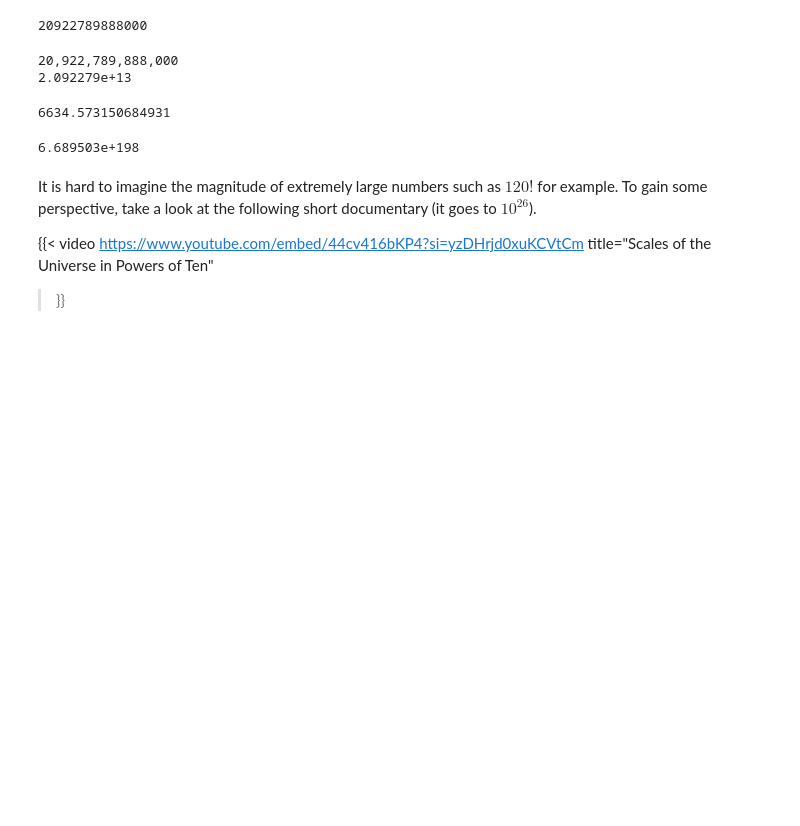
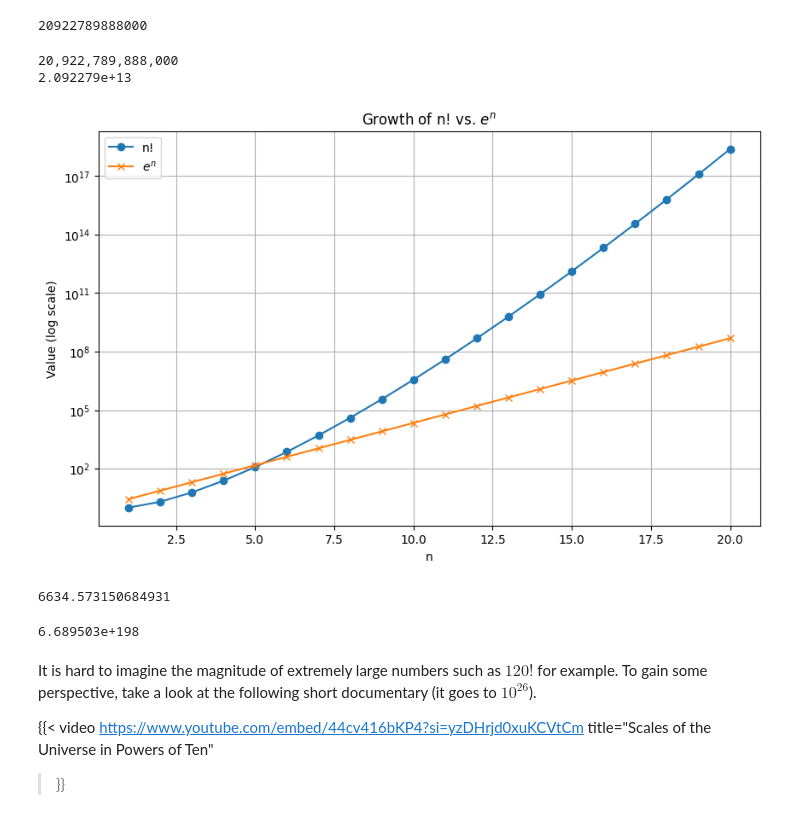
Before and after one commit to EvgeniKirilov4/stat, a Jupyter notebook: 02-Counting-Things.ipynb, the cells around one changed output. Cells and saved outputs as stored; diff of their text form; code cells hidden in the pictures; blank space fills up the shorter version.

```diff
--- a/02-Counting-Things.ipynb
+++ b/02-Counting-Things.ipynb
@@ -68,17 +131,16 @@ You have 4 books on your shelf at home. In how many ways can you arrange them?
 # %%
-# Create a list of 3 books
+#ex-class
+# Add or remove books in the list below to see how the number of arrangements changes.
 
-books3 = ["Framed", "Malas", "Ellipses"]
-
-print("The number of possible arrangements is 3! = 3*2*1 = 6")
-print("Check it out:", math.factorial(3))
+# First, enumerate arrangements for three books as an illustration.
+books = ["Framed", "Malas", "Ellipses"]
+n  = len(books)
 
 print("All possible arrangements of the books:")
 
-# NOTE: code for illustration only
 # Generate all permutations of the books in the list above and print them
-for p in itertools.permutations(books3):
-    print(p)
+for index, permutation in enumerate(itertools.permutations(books), 1):
+    print(f"{index}: {permutation}")
 # %% [output]
 The number of possible arrangements is 3! = 3*2*1 = 6
 Check it out: 6
@@ -139,6 +170,27 @@ print(f"{math.factorial(16):e}")
 # %% [output]
 20,922,789,888,000
 2.092279e+13
+# %%
+#ex-class
+
+import matplotlib.pyplot as plt
+
+n_values = np.arange(1, 21)
+factorial_values = np.array([math.factorial(n) for n in n_values])
+exponential_values = np.exp(n_values)
+
+plt.figure(figsize=(10, 6))
+plt.plot(n_values, factorial_values, label="n!", marker="o")
+plt.plot(n_values, exponential_values, label=r"$e^n$", marker="x")
+plt.yscale("log")
+plt.title(r"Growth of n! vs. $e^n$")
+plt.xlabel("n")
+plt.ylabel("Value (log scale)")
+plt.legend()
+plt.grid(True)
+plt.show()
+# %% [output]
+[figure, added]
 # %%
 # To make some sense of this large number, let's say that the employees are very fast and can
 # make a photo of each arrangement 10 milliseconds. How many years would it take to make all the photos?
```
Also changed, not shown: parts of 11 cells of this notebook.
